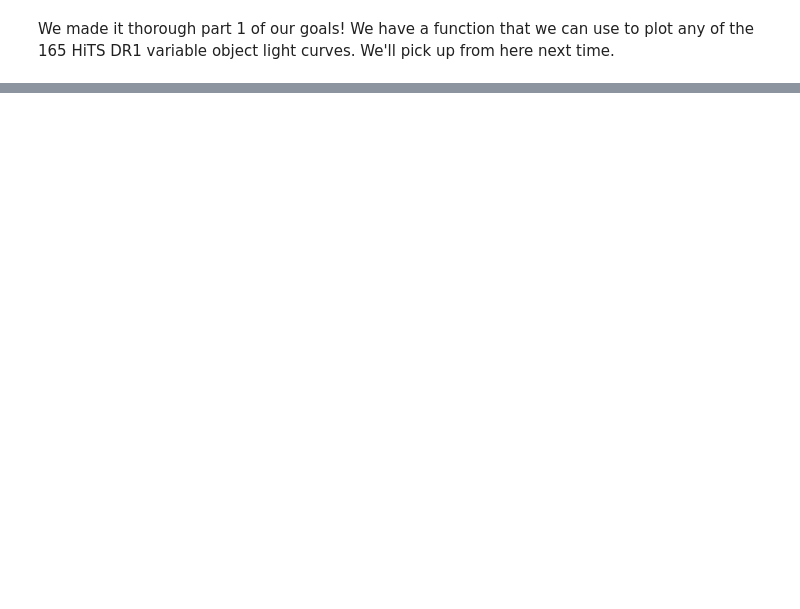
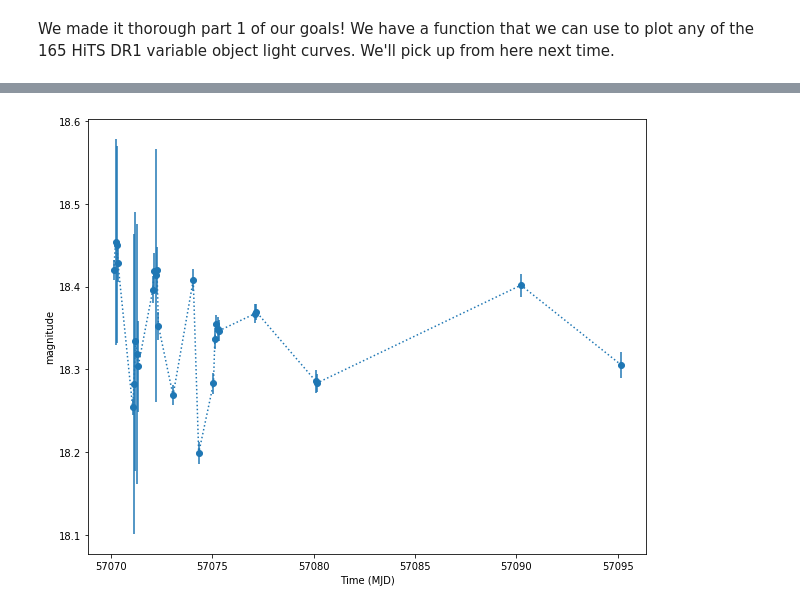
Before and after one commit to mrawls/lsst-hits-bump, a Jupyter notebook: tw94/Premap-Nov20-22_tw.ipynb, the cells around one changed output, grey strips where cells are left out. Saved outputs shown, nothing was run; the diff lists cells and outputs as text; code cells hidden in the pictures; blank space fills up the shorter version.

```diff
--- a/tw94/Premap-Nov20-22_tw.ipynb
+++ b/tw94/Premap-Nov20-22_tw.ipynb
@@ -93,0 +226,4 @@ object light curves. We'll pick up from here next time.
+# %%
+plot_hits(hitsDf.iloc[2]) #This one looks a lot better than the last curve!
+# %% [output]
+[figure, added]
```
Also changed, not shown: parts of 27 cells of this notebook.
